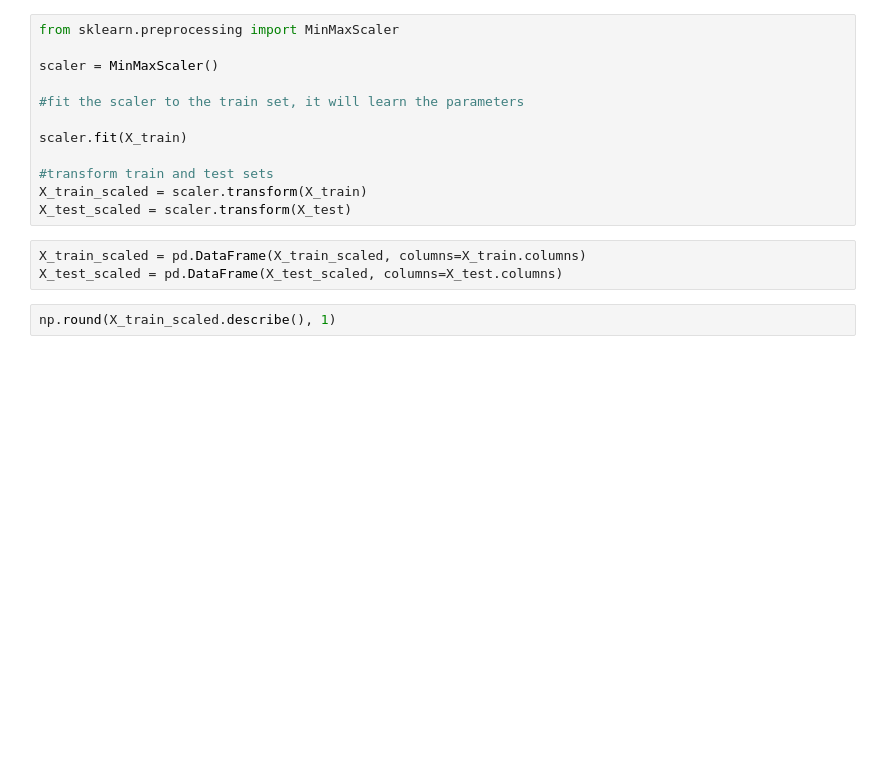
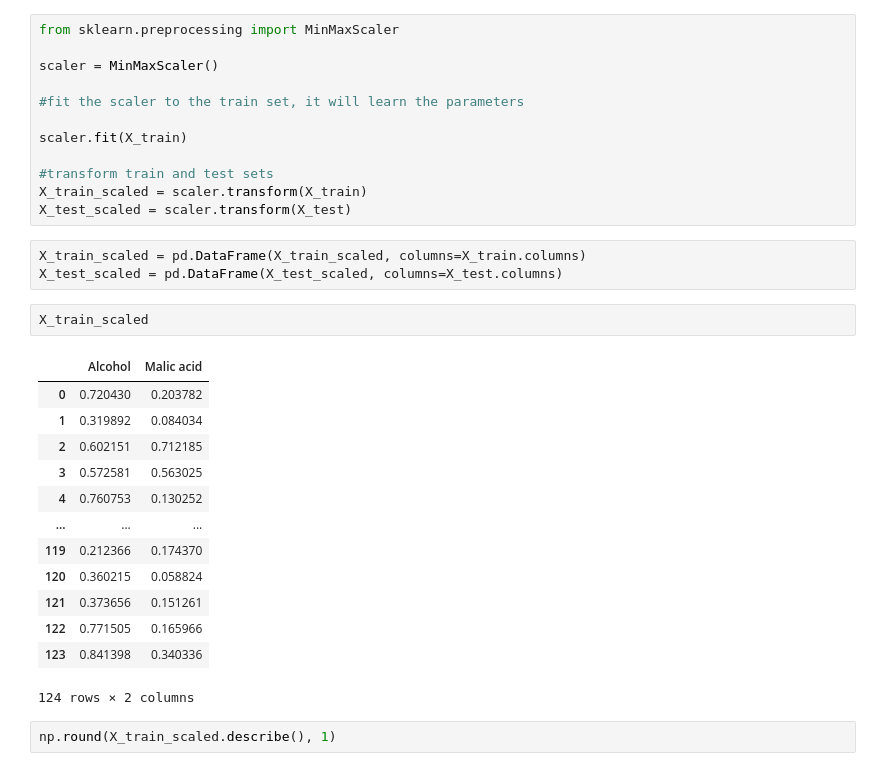
Before and after one commit to YashVarpe/100Days-of-ML, a Jupyter notebook: Day25-Normalization/day25.ipynb, the cells around one changed output. Cells and saved outputs as stored; diff of their text form; blank space fills up the shorter version.

```diff
--- a/Day25-Normalization/day25.ipynb
+++ b/Day25-Normalization/day25.ipynb
@@ -68,6 +72,22 @@ X_test_scaled = scaler.transform(X_test)
 # %%
 X_train_scaled = pd.DataFrame(X_train_scaled, columns=X_train.columns)
 X_test_scaled = pd.DataFrame(X_test_scaled, columns=X_test.columns)
+# %%
+X_train_scaled
+# %% [output]
+|  | Alcohol | Malic acid |
+| 0 | 0.720430 | 0.203782 |
+| 1 | 0.319892 | 0.084034 |
+| 2 | 0.602151 | 0.712185 |
+| 3 | 0.572581 | 0.563025 |
+| 4 | 0.760753 | 0.130252 |
+| ... | ... | ... |
+| 119 | 0.212366 | 0.174370 |
+| 120 | 0.360215 | 0.058824 |
+| 121 | 0.373656 | 0.151261 |
+| 122 | 0.771505 | 0.165966 |
+| 123 | 0.841398 | 0.340336 |
+124 rows × 2 columns
 # %%
 np.round(X_train_scaled.describe(), 1)
 # %% [output]
```
Also changed, not shown: parts of 3 cells of this notebook.
